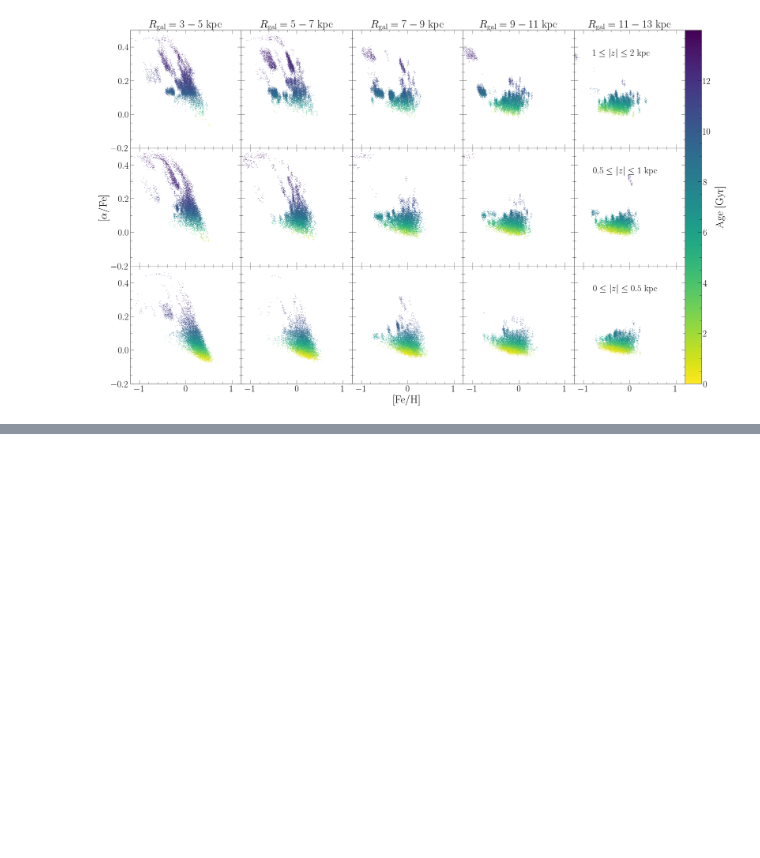
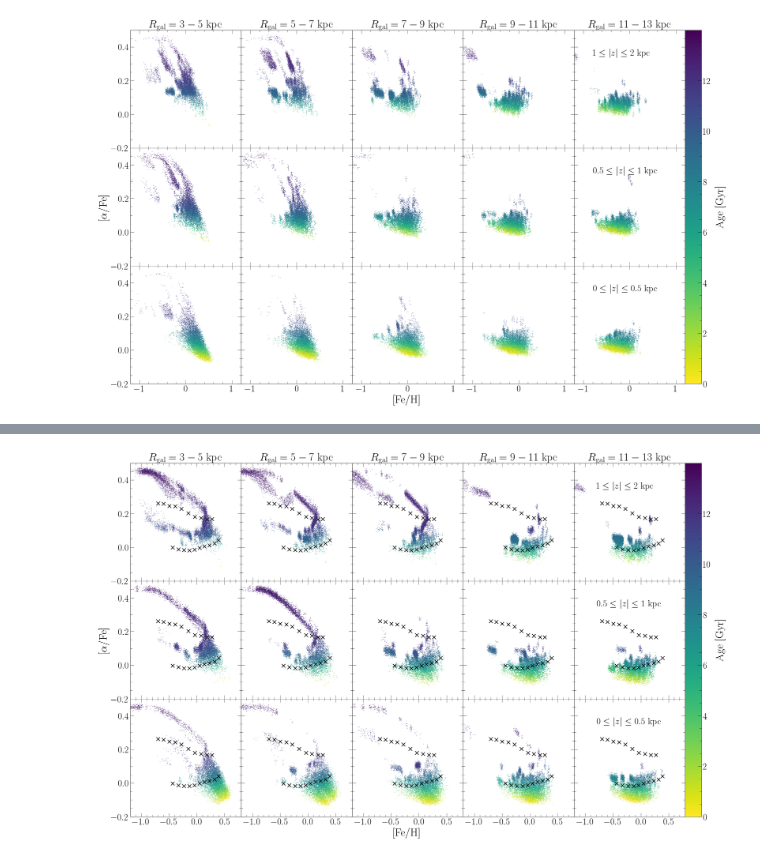
Before and after one commit to giganano/bimodality, a Jupyter notebook: notebooks/earlyburst_initial.ipynb, the cells around one changed output, grey strips where cells are left out. Saved outputs shown, nothing was run; the diff lists cells and outputs as text; code cells hidden in the pictures; blank space fills up the shorter version.

```diff
--- a/notebooks/earlyburst_initial.ipynb
+++ b/notebooks/earlyburst_initial.ipynb
@@ -198,0 +293,83 @@ plt.show()
+# %%
+radbins = [[3, 5], [5, 7], [7, 9], [9, 11], [11, 13]]
+zbins = [[1, 2], [0.5, 1], [0, 0.5]]
+zonewidth = 0.1
+
+fig, axes = plt.subplots(ncols = 5, nrows = 3, figsize = (25, 15))
+axes[1][0].set_ylabel(r"[$\alpha$/Fe]", fontsize = 30)
+axes[2][2].set_xlabel("[Fe/H]", fontsize = 30)
+for i in range(len(axes)):
+    for j in range(len(axes[i])):
+        if j: plt.setp(axes[i][j].get_yticklabels(), visible = False)
+        axes[i][j].set_xlim([-1.2, 0.8])
+        axes[i][j].set_ylim([-0.2, 0.5])
+        axes[i][j].tick_params(which = "both", labelsize = 25)
+        if not i: axes[i][j].set_title(
+            r"$R_\text{gal} = %g - %g$ kpc" % (radbins[j][0], radbins[j][1]), fontsize = 30)
+        if j == len(axes[i]) - 1: axes[i][j].text(-0.8, 0.35, r"$%g \leq \left|z\right| \leq %g$ kpc" % (
+            zbins[i][0], zbins[i][1]), fontsize = 25)
+
+for i in range(len(zbins)):
+    for j in range(len(radbins)):
+# for i in range(1):
+#     for j in range(1):
+        stars = out.stars.filter(
+            "zone_final", ">=", radbins[j][0] // zonewidth).filter(
+            "zone_final", "<=", radbins[j][1] // zonewidth).filter(
+            "abszfinal", ">=", zbins[i][0]).filter(
+            "abszfinal", "<=", zbins[i][1])
+        np.random.seed(seed = 0)
+        mtot = sum(stars["mass"])
+        mass_fracs = [_ / mtot for _ in stars["mass"]]
+        indeces = np.random.choice(list(range(len(stars["mass"]))), p = mass_fracs, size = 10000)
+        xvals = [stars["[fe/h]"][_] for _ in indeces]
+        yvals = [stars["[o/fe]"][_] for _ in indeces]
+        age = [stars["age"][_] for _ in indeces]
+        birth = [zonewidth * (stars["zone_origin"][_] + 0.5) for _ in indeces]
+        for k in range(len(xvals)):
+            xvals[k] += np.random.normal(scale = 0.01)
+            yvals[k] += np.random.normal(scale = 0.01)
+        kwargs = {
+            "c": age,
+#             "c": birth,
+            "s": 0.1,
+            "rasterized": True,
+            "cmap": plt.get_cmap("viridis_r"),
+            "vmin": 0,
+            "vmax": 14
+#             "vmax": 15.5
+        }
+        sc = axes[i][j].scatter(xvals, yvals, **kwargs)
+
+higha, lowa = src.data.griffith2021()
+kwargs = {
+    "c": named_colors()["black"],
+    "marker": markers()['x'],
+    "zorder": 10,
+    "s": 100
+}
+for i in range(len(zbins)):
+    for j in range(len(radbins)):
+        axes[i][j].scatter(higha["[fe/h]"], higha["[mg/fe]"], **kwargs)
+        axes[i][j].scatter(lowa["[fe/h]"], lowa["[mg/fe]"], **kwargs)
+
+cbar_ax = fig.add_axes([0.92, 0.05, 0.02, 0.95])
+cbar = plt.colorbar(sc, cax = cbar_ax, pad = 0, orientation = "vertical")
+cbar.set_label("Age [Gyr]", labelpad = 10, fontsize = 30)
+# cbar.set_label(r"$R_\text{gal}$ of birth [kpc]", labelpad = 10, fontsize = 30)
+cbar.set_ticks(range(0, 14, 2))
+# cbar.set_ticks(range(0, 16, 2))
+cbar.ax.tick_params(labelsize = 25)
+
+plt.tight_layout()
+plt.subplots_adjust(wspace = 0, hspace = 0, right = 0.9)
+cbar_ax.set_position([
+    axes[-1][-1].get_position().x1,
+    axes[-1][-1].get_position().y0,
+    0.025,
+    axes[0][-1].get_position().y1 - axes[-1][-1].get_position().y0
+])
+# for ext in ["pdf", "png"]: plt.savefig("./ofe_feh_densitymap/earlyburst_initial_age.%s" % (ext))
+plt.show()
+# %% [output]
+[figure, added]
```
Also changed, not shown: parts of 9 cells of this notebook, 20 other files.
